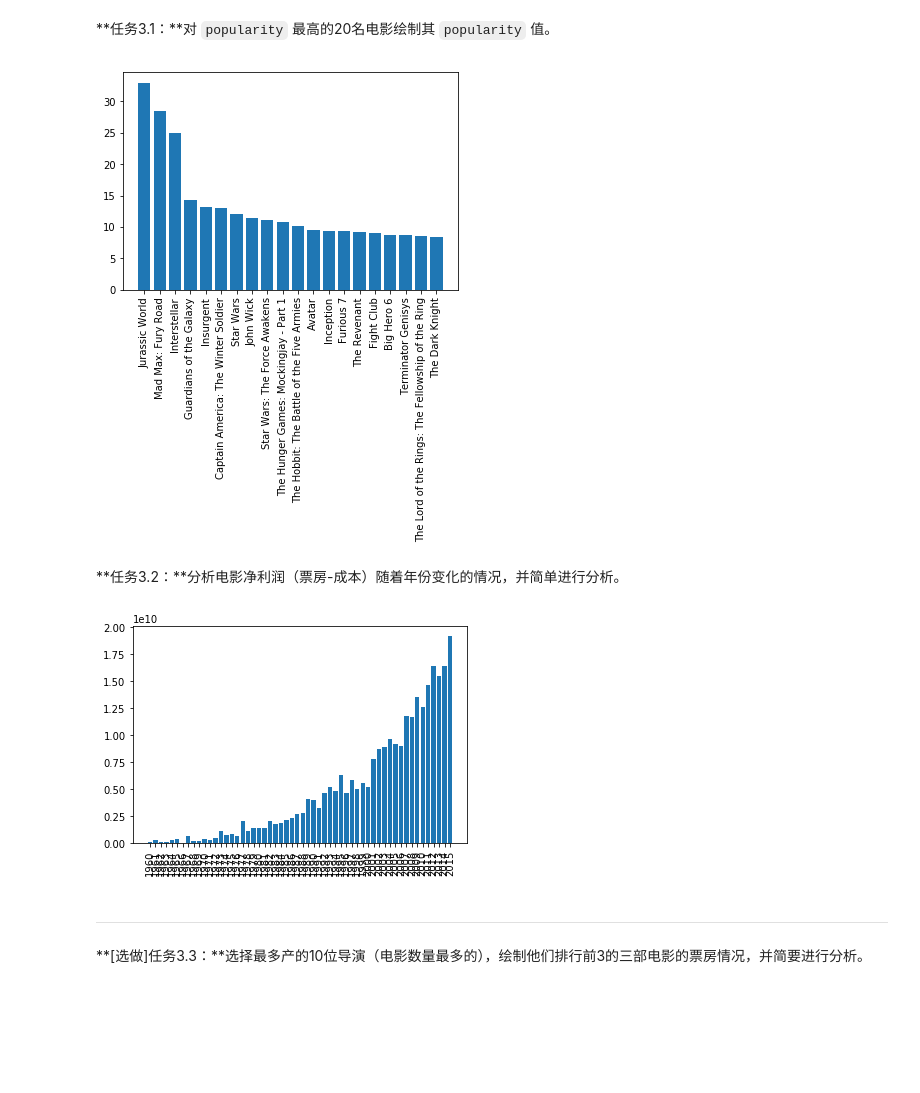
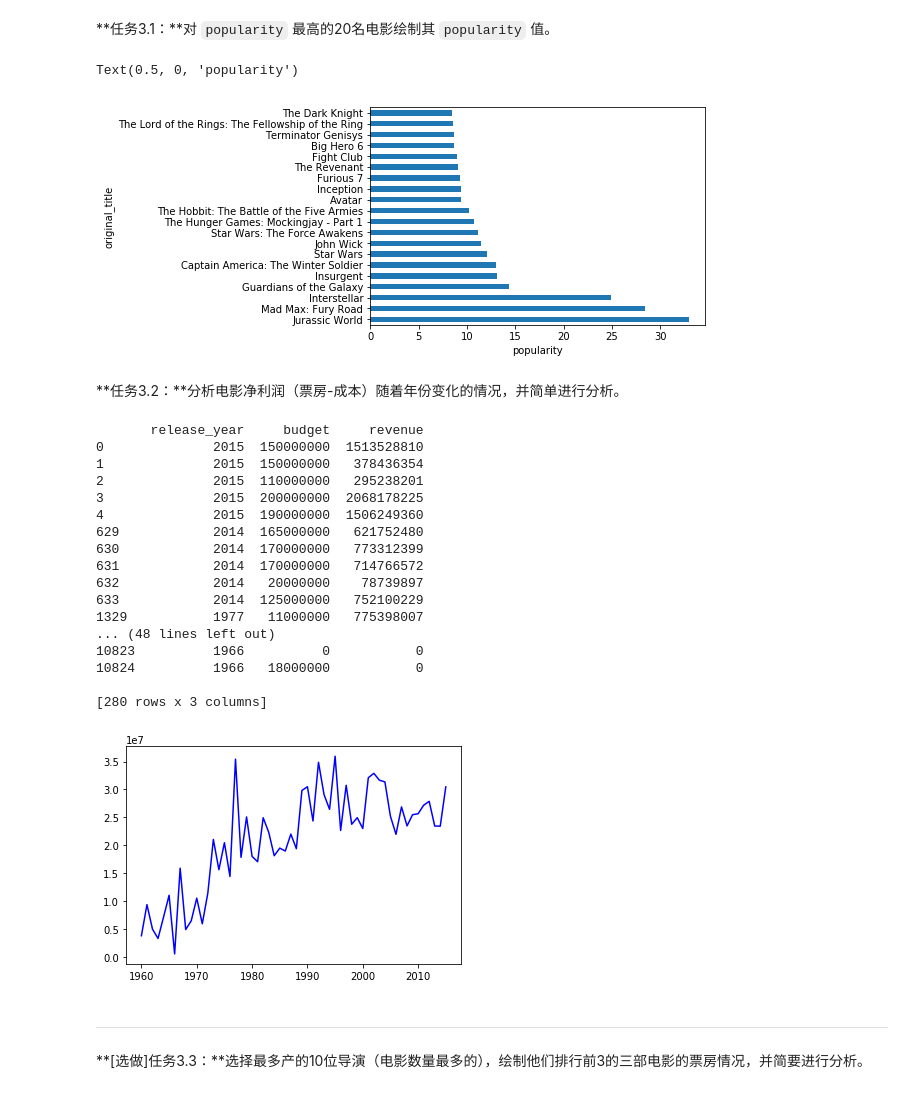
Before and after one commit to yiikai/AIPND_CN_P2_Explore_Movie_Dataset, a Jupyter notebook: Explore Movie Dataset.ipynb, the cells around one changed output. Saved outputs shown, nothing was run; the diff lists cells and outputs as text; code cells hidden in the pictures; blank space fills up the shorter version.

```diff
--- a/Explore Movie Dataset.ipynb
+++ b/Explore Movie Dataset.ipynb
@@ -268,30 +268,52 @@ Name: popularity, Length: 5067, dtype: float64
 **任务3.1：**对 `popularity` 最高的20名电影绘制其 `popularity` 值。
 # %%
 base_color = sb.color_palette()[0]
-pop_data = movie_data['popularity'].sort_values(ascending=False)[0:20]
-index = pop_data.index
-newdata = movie_data.iloc[index]
-movie_name = newdata['original_title']
+# pop_data = movie_data['popularity'].sort_values(ascending=False)[0:20]
+# index = pop_data.index
+# newdata = movie_data.iloc[index]
+# movie_name = newdata['original_title']
 
-plt.bar(range(len(movie_name)), pop_data,color=base_color,tick_label=movie_name);
-plt.xticks(rotation=90);
+# plt.bar(range(len(movie_name)), pop_data,color=base_color,tick_label=movie_name);
+# plt.xticks(rotation=90);
+movie_data.sort_values('popularity', ascending=False).head(20). \
+  plot(kind='barh', y='popularity', x='original_title', legend=False,color=base_color)
+plt.xlabel('popularity')
 # %% [output]
+Text(0.5, 0, 'popularity')
-[figure, old version]
+[figure, new version]
 # %% [markdown]
 **任务3.2：**分析电影净利润（票房-成本）随着年份变化的情况，并简单进行分析。
 # %%
 gp = movie_data[['release_year','budget','revenue']].groupby(movie_data['release_year'])
+print(gp.head())
 year = []
 count = []
 for name, group in gp:
         year.append(name)
-        count.append((group['revenue'] - group['budget']).sum())
-plt.bar(range(len(year)), count,color=base_color,tick_label=year);
-plt.xticks(rotation=90);
+        count.append((group['revenue'] - group['budget']).mean())
+
+plt.errorbar(x=year,y=count,color=base_color,fmt='b-');
 
 #随着年份的增加，利润是稳步上涨的
 # %% [output]
+       release_year     budget     revenue
+0              2015  150000000  1513528810
+1              2015  150000000   378436354
+2              2015  110000000   295238201
+3              2015  200000000  2068178225
+4              2015  190000000  1506249360
+629            2014  165000000   621752480
+630            2014  170000000   773312399
+631            2014  170000000   714766572
+632            2014   20000000    78739897
+633            2014  125000000   752100229
+1329           1977   11000000   775398007
+... (48 lines left out)
+10823          1966          0           0
+10824          1966   18000000           0
+
+[280 rows x 3 columns]
-[figure, old version]
+[figure, new version]
 # %% [markdown]
 ---
 
```
Also changed, not shown: parts of 3 cells of this notebook.
